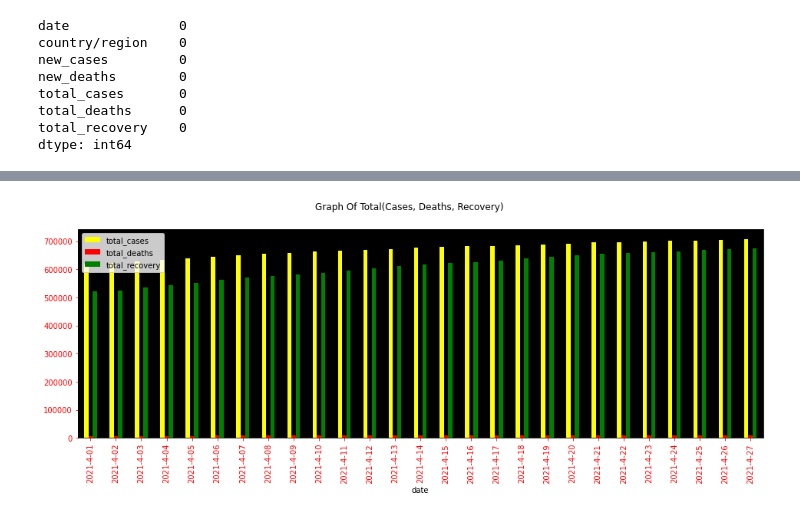
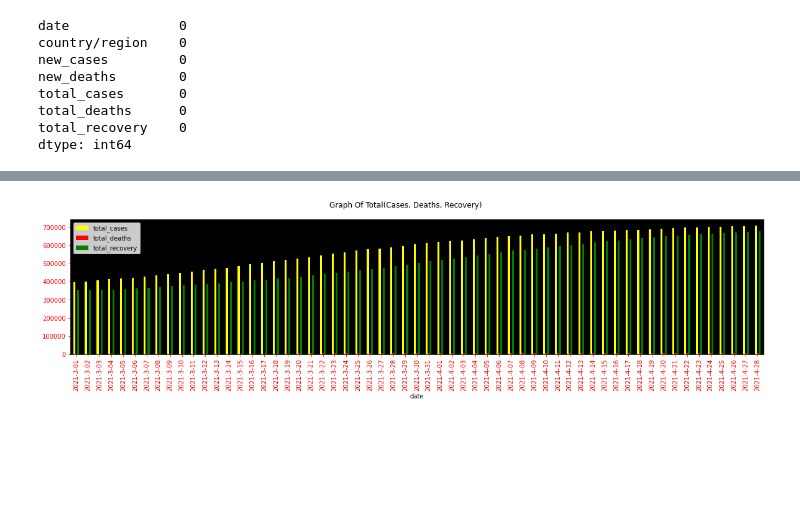
Before and after one commit to iiabdulrazak/silver-scraper, a Jupyter notebook: notebooks/visData.ipynb, the cells around one changed output, grey strips where cells are left out. Cells and saved outputs as stored; diff of their text form; code cells hidden in the pictures; blank space fills up the shorter version.

```diff
--- a/notebooks/visData.ipynb
+++ b/notebooks/visData.ipynb
@@ -9,7 +10,7 @@ except Exception as e:
 # %%
 #now we start the concating for all days
 col_names = ['date','country/region','new_cases','new_deaths','total_cases','total_deaths','total_recovery']
-data = pd.read_csv('data/output.csv', names=col_names)
+data = pd.read_csv('data/months.csv', names=col_names)
 # %%
 #removing punctuation from all rows, then converting them all to int()
 data['new_cases'] = data['new_cases'].str.replace(r'\W', '', regex=True).astype('int')
@@ -106,9 +107,9 @@ plt.show()
 # %%
-graphData = graphD.loc['2021-4-01' :'2021-4-27'][['total_cases','total_deaths','total_recovery']].plot(color=['yellow','red','green'],kind='bar',figsize=(16,5), linestyle='-.')
+graphData = graphD.loc['2021-3-01' :'2021-4-28'][['total_cases','total_deaths','total_recovery']].plot(color=['yellow','red','green'],kind='bar',figsize=(20,4), linestyle='-.')
 graphData.set_facecolor('black')
 graphData.tick_params(axis='x', colors='red')
 graphData.tick_params(axis='y', colors='red')
 plt.suptitle('Graph Of Total(Cases, Deaths, Recovery)')
 plt.show()
 # %% [output]
-[figure, old version]
+[figure, new version]
```
Also changed, not shown: parts of 7 cells of this notebook.
